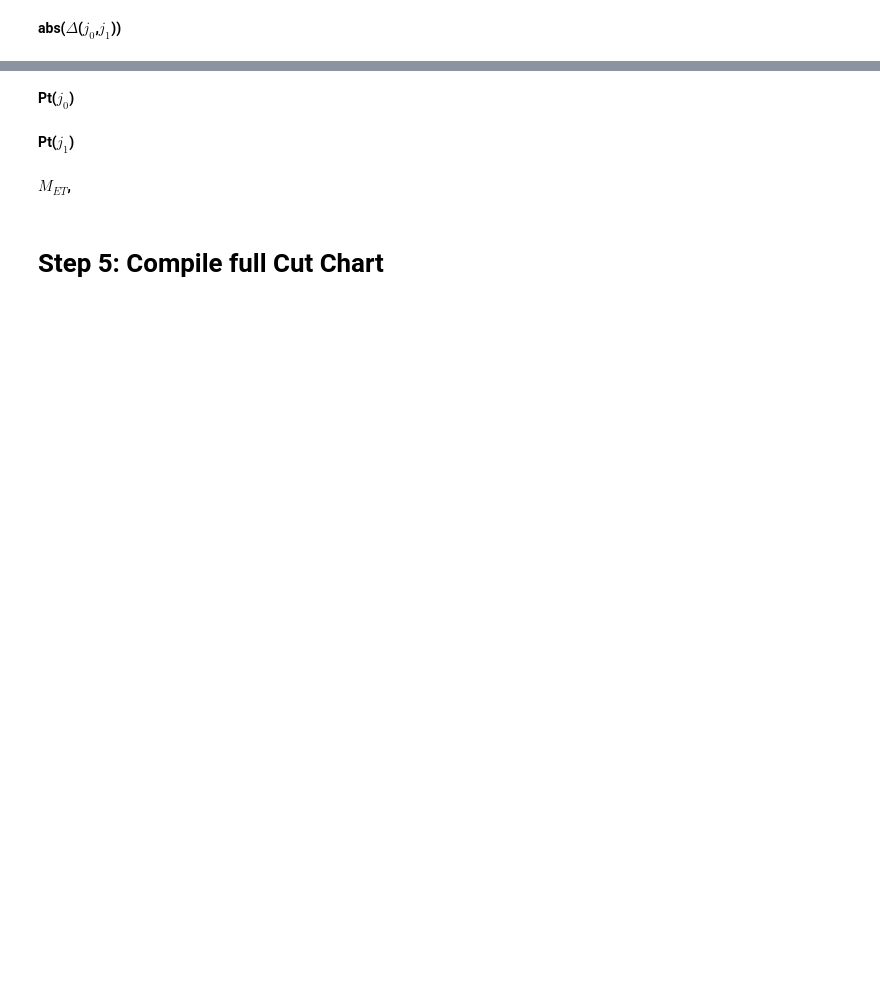
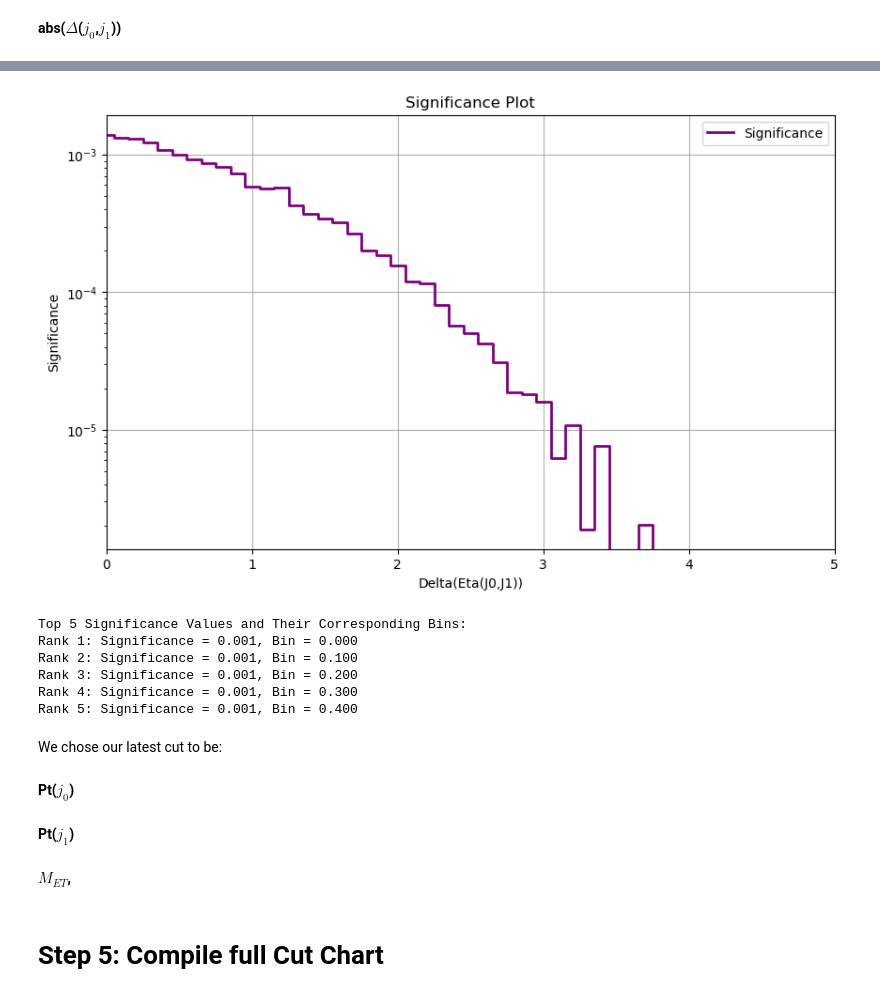
Before and after one commit to MarioPardo/UDEA_HEP_Analysis, a Jupyter notebook: data/AnalysisTemplate.ipynb, the cells around one changed output, grey strips where cells are left out. Cells and saved outputs as stored; diff of their text form; code cells hidden in the pictures; blank space fills up the shorter version.

```diff
--- a/data/AnalysisTemplate.ipynb
+++ b/data/AnalysisTemplate.ipynb
@@ -932,0 +658,2 @@ plt.show()
+# %%
+etaeta_sig_hist, etaeta_bkg_hist = PlotEtaEta(None)
@@ -1004,3 +737,52 @@ We will now plot invariant mass, with said cut applied
+# %%
+significance = GetSignificances(deltaeta_sig_hist,deltaeta_bkg_hist)
+
+# Get bin edges from the histogram
+bin_edges = deltaeta_sig_hist.axes[0].edges
+
+# Plot significance
+plt.figure(figsize=(10, 6))
+plt.step(bin_edges[:-1], significance, where='mid', label='Significance', color='purple', linewidth=2)
+
+# Add labels and title
+plt.xlabel('Delta(Eta(J0,J1))')
+plt.xlim(0, 5)  #from visual inspection
+plt.ylabel('Significance')
+plt.yscale('log')
+plt.title('Significance Plot')
+plt.grid(True)
+plt.legend()
+
+# Show the plot
+plt.show()
+
+
+
+#Top 5 points
+# Find the indices of the top 5 significance values
+top_indices = np.argsort(significance)[-5:]  # Get indices of the 5 largest values
+
+# Reverse to get them in descending order
+top_indices = top_indices[::-1]
+
+# Retrieve the top 5 significance values and their corresponding bin edges
+top_significance_values = significance[top_indices]
+top_bin_edges = bin_edges[top_indices]
+
+# Print the top 5 significance values and their corresponding bins
+print("Top 5 Significance Values and Their Corresponding Bins:")
+for i, idx in enumerate(top_indices):
+    print(f"Rank {i + 1}: Significance = {top_significance_values[i]:.3f}, Bin = {top_bin_edges[i]:.3f}")
+# %% [output]
+[figure, added]
+Top 5 Significance Values and Their Corresponding Bins:
+Rank 1: Significance = 0.001, Bin = 0.000
+Rank 2: Significance = 0.001, Bin = 0.100
+Rank 3: Significance = 0.001, Bin = 0.200
+Rank 4: Significance = 0.001, Bin = 0.300
+Rank 5: Significance = 0.001, Bin = 0.400
+# %% [markdown]
+We chose our latest cut to be:
 # %% [markdown]
 <b>Pt($j_0$) </b>
 # %% [markdown]
```
Also changed, not shown: parts of 43 cells of this notebook.
